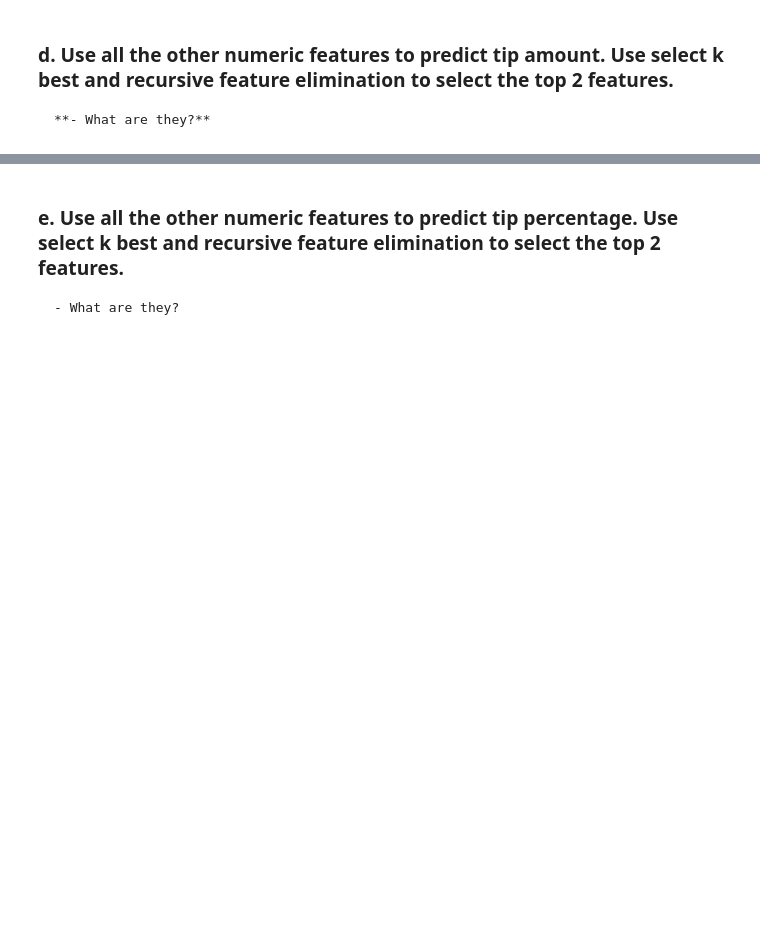
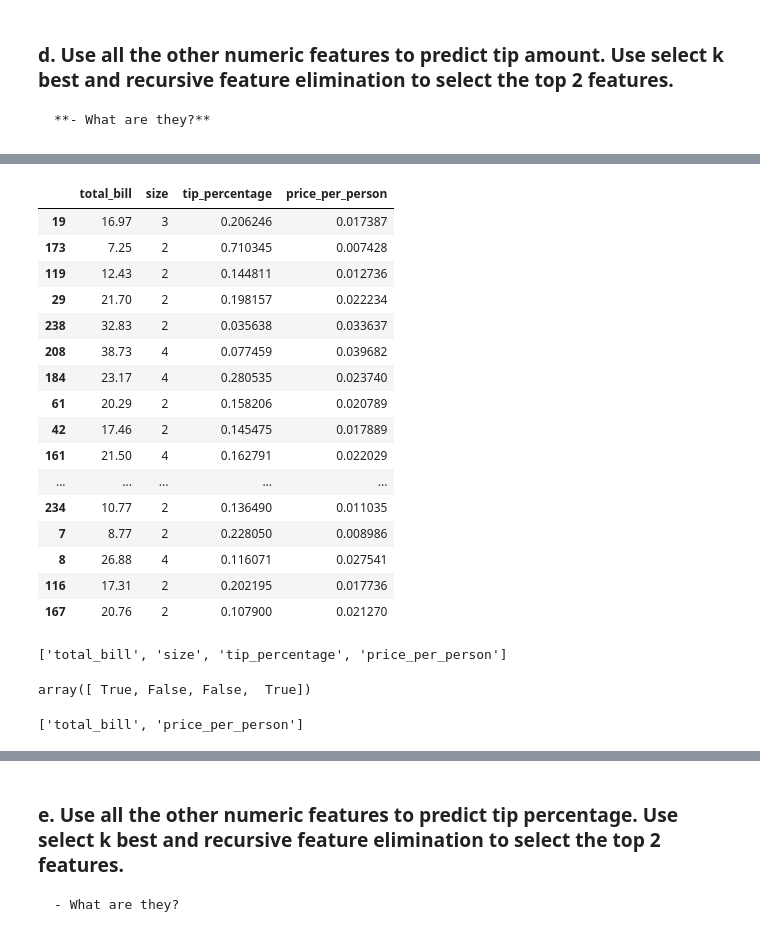
Before and after one commit to brandonjbryant/regression-exercises, a Jupyter notebook: feature_engineering.ipynb, the cells around one changed output, grey strips where cells are left out. Drawn from its saved outputs; the diff is of its cells as text; code cells hidden in the pictures; blank space fills up the shorter version.

```diff
--- a/feature_engineering.ipynb
+++ b/feature_engineering.ipynb
@@ -307,0 +209,25 @@ NameError: name 'X_train_explore' is not defined
+# %%
+X_train.drop(columns=object_cols,inplace=True)
+X_train
+# %% [output]
+|  | total_bill | size | tip_percentage | price_per_person |
+| 19 | 16.97 | 3 | 0.206246 | 0.017387 |
+| 173 | 7.25 | 2 | 0.710345 | 0.007428 |
+| 119 | 12.43 | 2 | 0.144811 | 0.012736 |
+| 29 | 21.70 | 2 | 0.198157 | 0.022234 |
+| 238 | 32.83 | 2 | 0.035638 | 0.033637 |
+| 208 | 38.73 | 4 | 0.077459 | 0.039682 |
+| 184 | 23.17 | 4 | 0.280535 | 0.023740 |
+| 61 | 20.29 | 2 | 0.158206 | 0.020789 |
+| 42 | 17.46 | 2 | 0.145475 | 0.017889 |
+| 161 | 21.50 | 4 | 0.162791 | 0.022029 |
+| ... | ... | ... | ... | ... |
+| 234 | 10.77 | 2 | 0.136490 | 0.011035 |
+| 7 | 8.77 | 2 | 0.228050 | 0.008986 |
+| 8 | 26.88 | 4 | 0.116071 | 0.027541 |
+| 116 | 17.31 | 2 | 0.202195 | 0.017736 |
+| 167 | 20.76 | 2 | 0.107900 | 0.021270 |
+# %%
+X_train_scaled.columns.tolist()
+# %% [output]
+['total_bill', 'size', 'tip_percentage', 'price_per_person']
@@ -307,0 +246,9 @@ NameError: name 'X_train_explore' is not defined
+# %%
+feature_mask
+# %% [output]
+array([ True, False, False,  True])
+# %%
+f_feature = X_train.iloc[:,feature_mask].columns.tolist()
+f_feature
+# %% [output]
+['total_bill', 'price_per_person']
```
Also changed, not shown: parts of 31 cells of this notebook.
